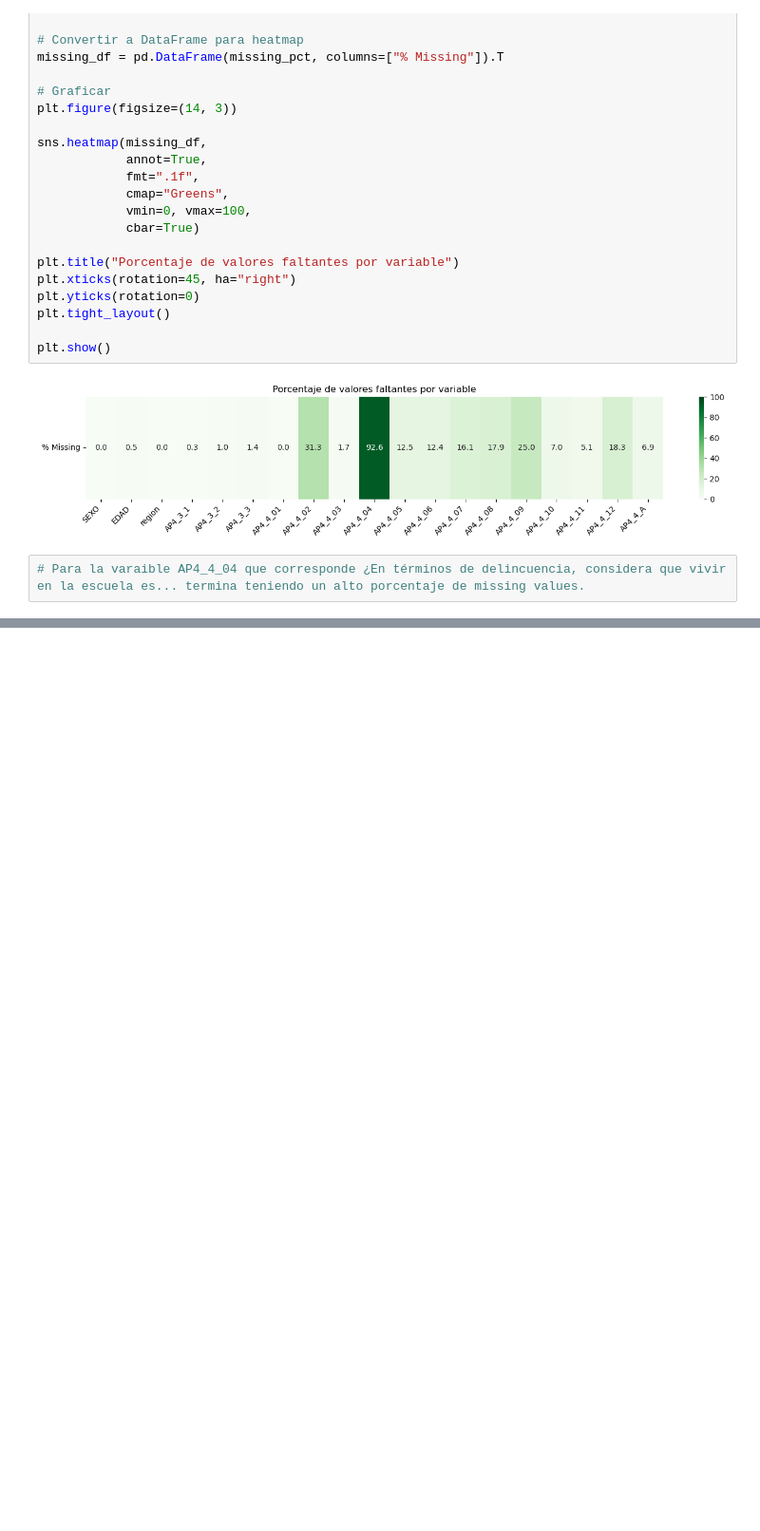
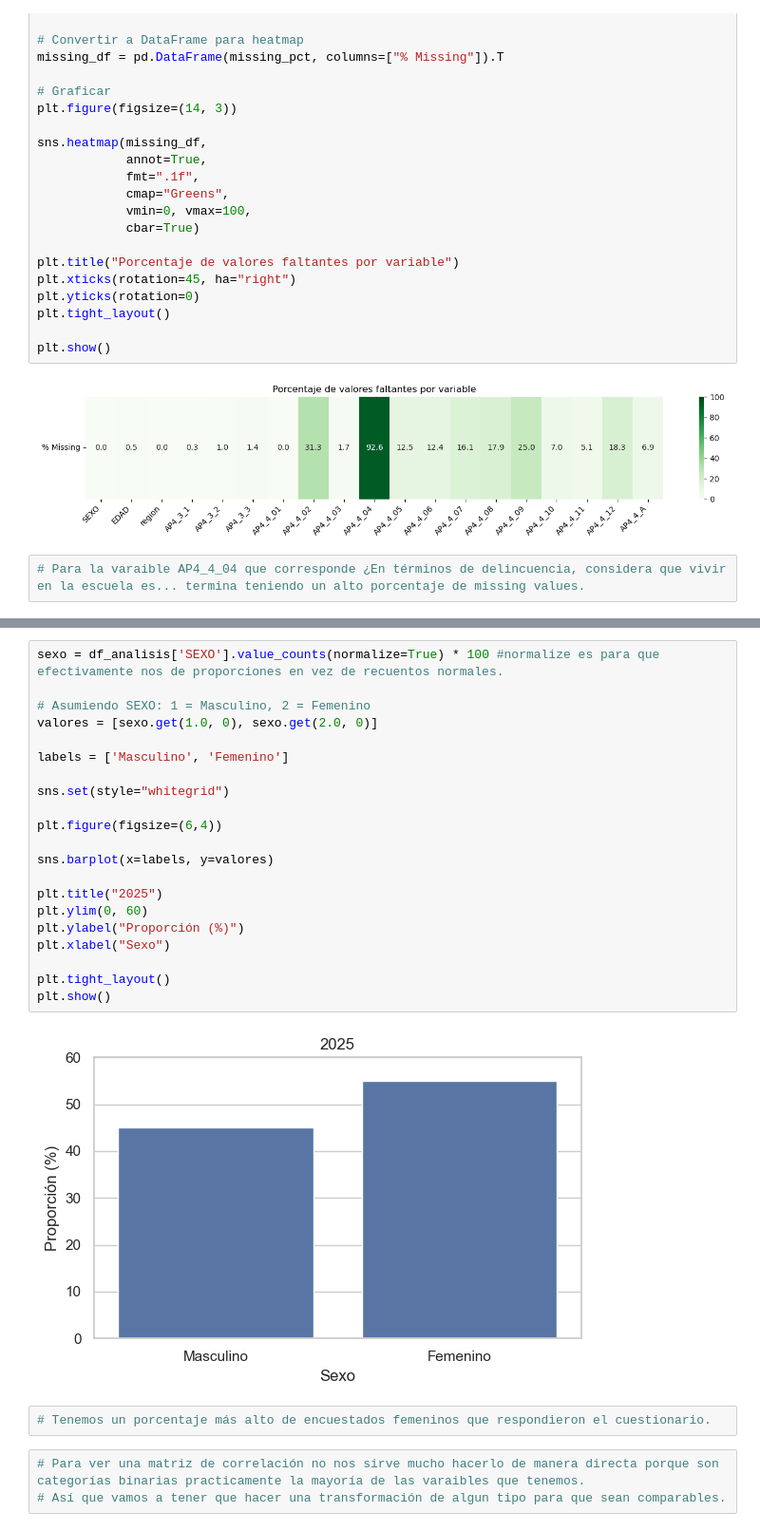
Before and after one commit to mariasolsampogna/E337_Grupo2, a Jupyter notebook: Cosas Poster/Poster.ipynb, the cells around one changed output, grey strips where cells are left out. Shown at 95% size. Saved outputs shown, nothing was run; the diff lists cells and outputs as text; blank space fills up the shorter version.

```diff
--- a/Cosas Poster/Poster.ipynb
+++ b/Cosas Poster/Poster.ipynb
@@ -321,0 +341,28 @@ plt.show()
+# %%
+sexo = df_analisis['SEXO'].value_counts(normalize=True) * 100 #normalize es para que efectivamente nos de proporciones en vez de recuentos normales.
+
+# Asumiendo SEXO: 1 = Masculino, 2 = Femenino
+valores = [sexo.get(1.0, 0), sexo.get(2.0, 0)]
+
+labels = ['Masculino', 'Femenino']
+
+sns.set(style="whitegrid")
+
+plt.figure(figsize=(6,4))
+
+sns.barplot(x=labels, y=valores)
+
+plt.title("2025")
+plt.ylim(0, 60)
+plt.ylabel("Proporción (%)")
+plt.xlabel("Sexo")
+
+plt.tight_layout()
+plt.show()
+# %% [output]
+[figure, added]
+# %%
+# Tenemos un porcentaje más alto de encuestados femeninos que respondieron el cuestionario.
+# %%
+# Para ver una matriz de correlación no nos sirve mucho hacerlo de manera directa porque son categorías binarias practicamente la mayoría de las varaibles que tenemos.
+# Así que vamos a tener que hacer una transformación de algun tipo para que sean comparables.
```
Also changed, not shown: parts of 30 cells of this notebook.
